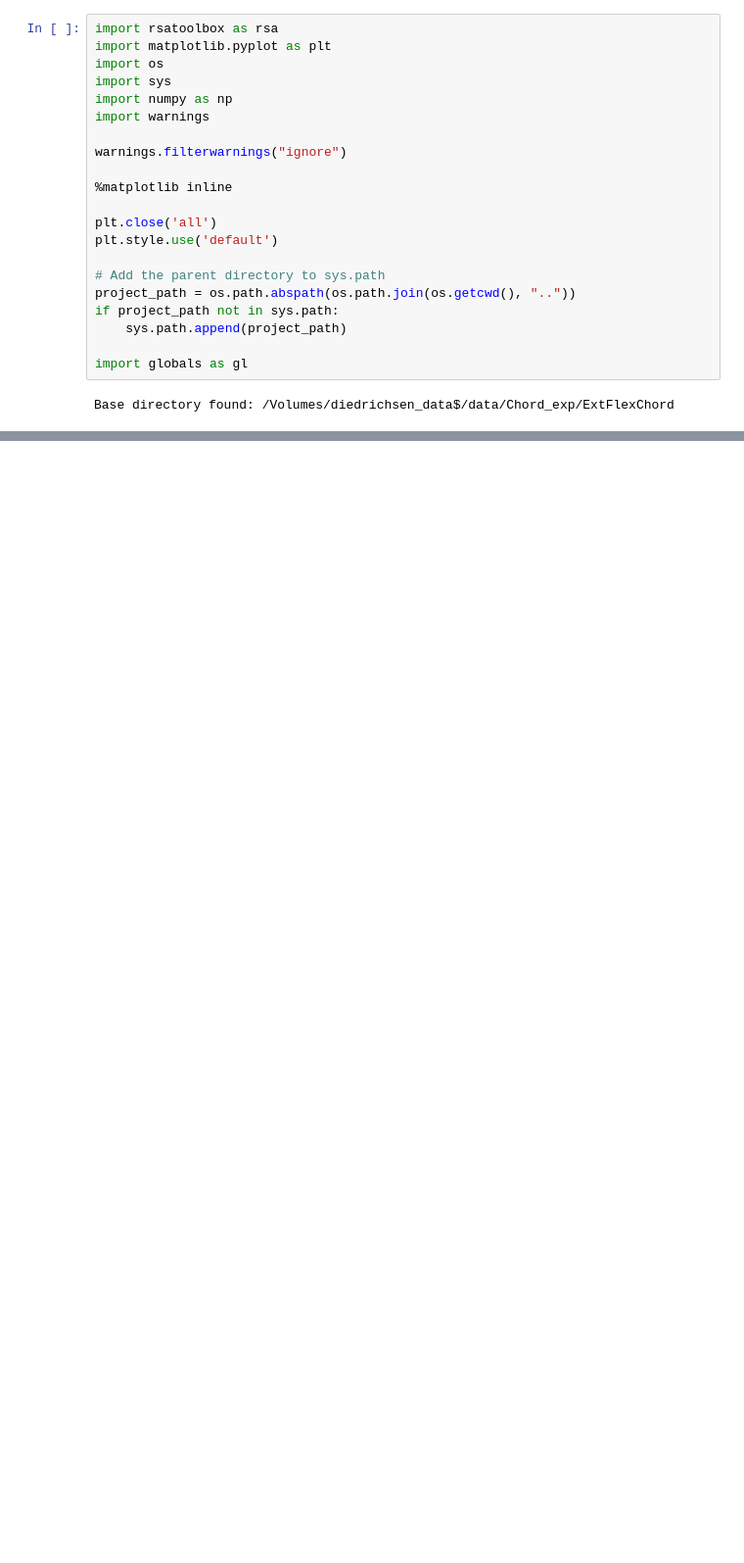
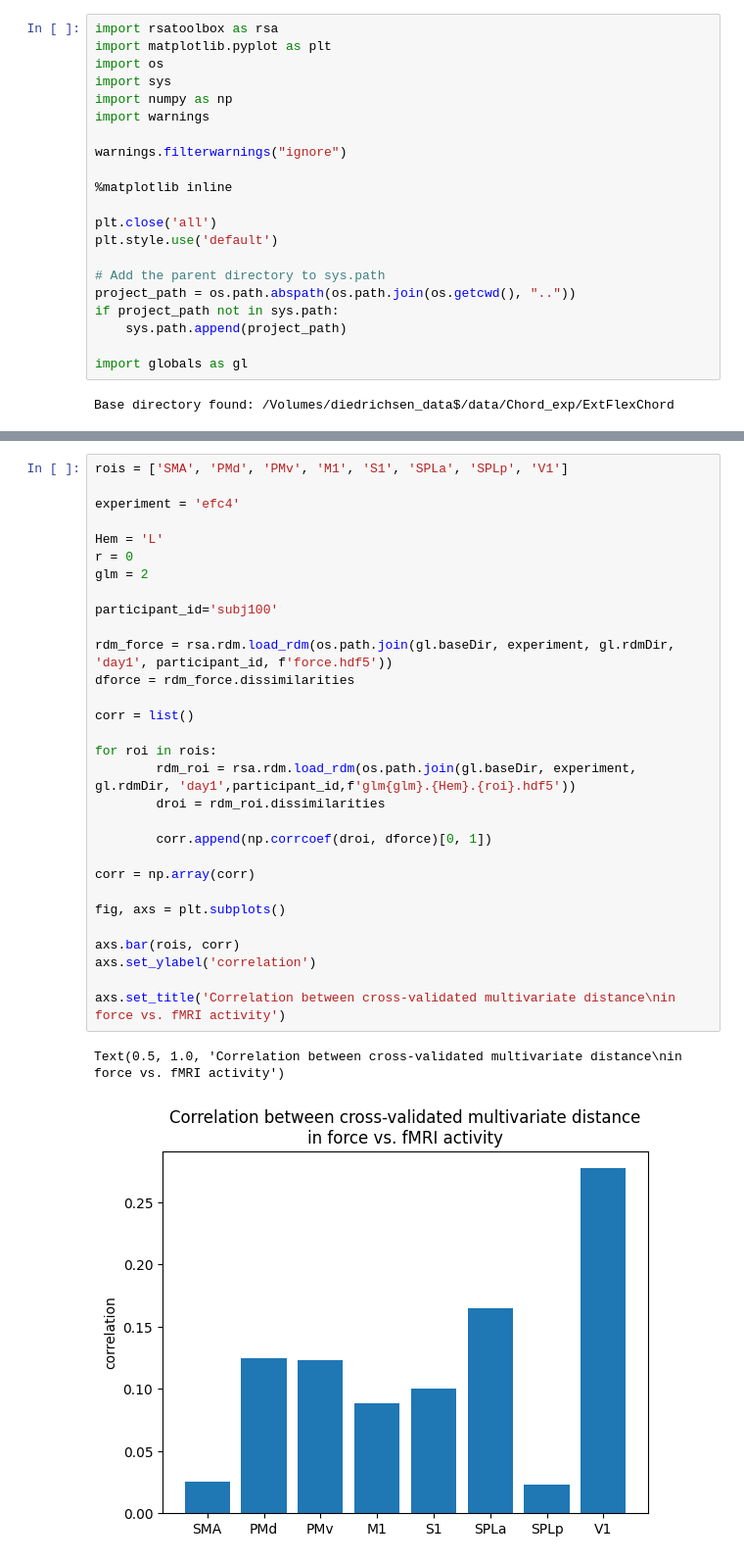
Before and after one commit to mnlmrc/extension-flexion-chords, a Jupyter notebook: efc4/notebooks/main.ipynb, the cells around one changed output, grey strips where cells are left out. Shown at 98% size. Saved outputs shown, nothing was run; the diff lists cells and outputs as text; blank space fills up the shorter version.

```diff
--- a/efc4/notebooks/main.ipynb
+++ b/efc4/notebooks/main.ipynb
@@ -90,0 +91,33 @@ Text(0.5, 0.98, 'participant:subj100, hemisphere:L')
+# %%
+rois = ['SMA', 'PMd', 'PMv', 'M1', 'S1', 'SPLa', 'SPLp', 'V1']
+
+experiment = 'efc4'
+
+Hem = 'L'
+r = 0
+glm = 2
+
+participant_id='subj100'
+
+rdm_force = rsa.rdm.load_rdm(os.path.join(gl.baseDir, experiment, gl.rdmDir, 'day1', participant_id, f'force.hdf5'))
+dforce = rdm_force.dissimilarities
+
+corr = list()
+
+for roi in rois:
+        rdm_roi = rsa.rdm.load_rdm(os.path.join(gl.baseDir, experiment, gl.rdmDir, 'day1',participant_id,f'glm{glm}.{Hem}.{roi}.hdf5'))
+        droi = rdm_roi.dissimilarities
+
+        corr.append(np.corrcoef(droi, dforce)[0, 1])
+
+corr = np.array(corr)
+
+fig, axs = plt.subplots()
+
+axs.bar(rois, corr)
+axs.set_ylabel('correlation')
+
+axs.set_title('Correlation between cross-validated multivariate distance\nin force vs. fMRI activity')
+# %% [output]
+Text(0.5, 1.0, 'Correlation between cross-validated multivariate distance\nin force vs. fMRI activity')
+[figure, added]
```
Also changed, not shown: parts of 2 cells of this notebook, 2 other files.
